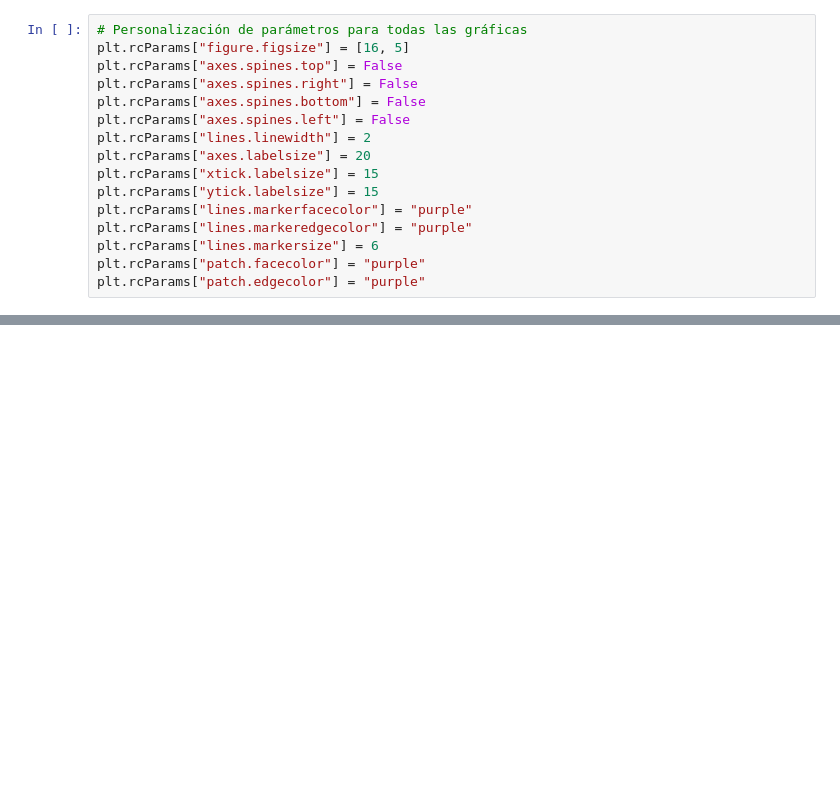
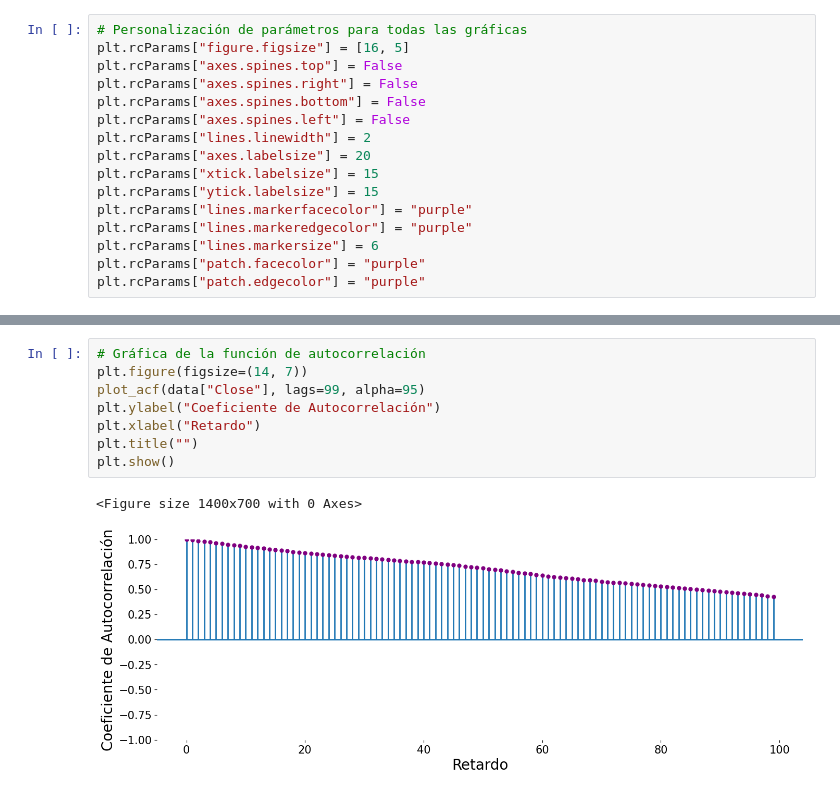
Before and after one commit to gpquintero1/ProyectoGrado, a Jupyter notebook: Base_AMZN.ipynb, the cells around one changed output, grey strips where cells are left out. Cells and saved outputs as stored; diff of their text form; blank space fills up the shorter version.

```diff
--- a/Base_AMZN.ipynb
+++ b/Base_AMZN.ipynb
@@ -154,0 +141,11 @@ plt.show()
+# %%
+# Gráfica de la función de autocorrelación
+plt.figure(figsize=(14, 7))
+plot_acf(data["Close"], lags=99, alpha=95)
+plt.ylabel("Coeficiente de Autocorrelación")
+plt.xlabel("Retardo")
+plt.title("")
+plt.show()
+# %% [output]
+<Figure size 1400x700 with 0 Axes>
+[figure, added]
```
Also changed, not shown: parts of 43 cells of this notebook.
